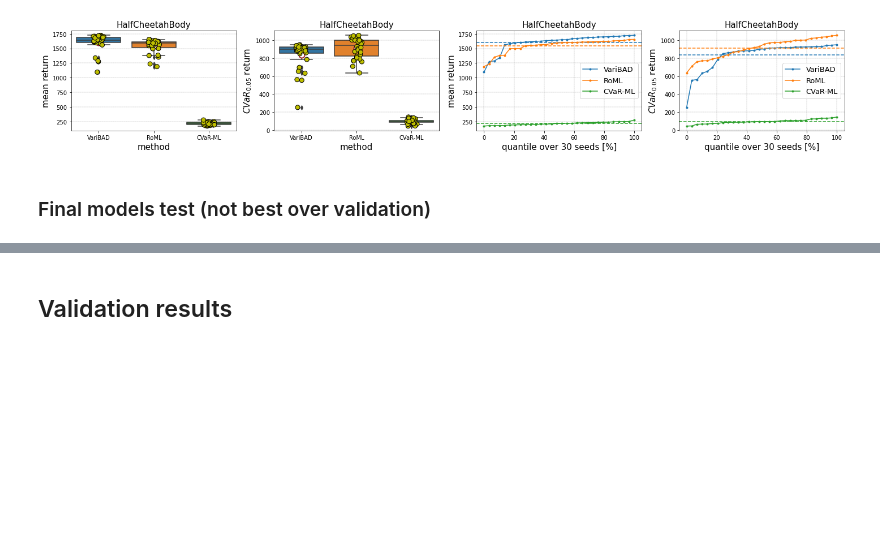
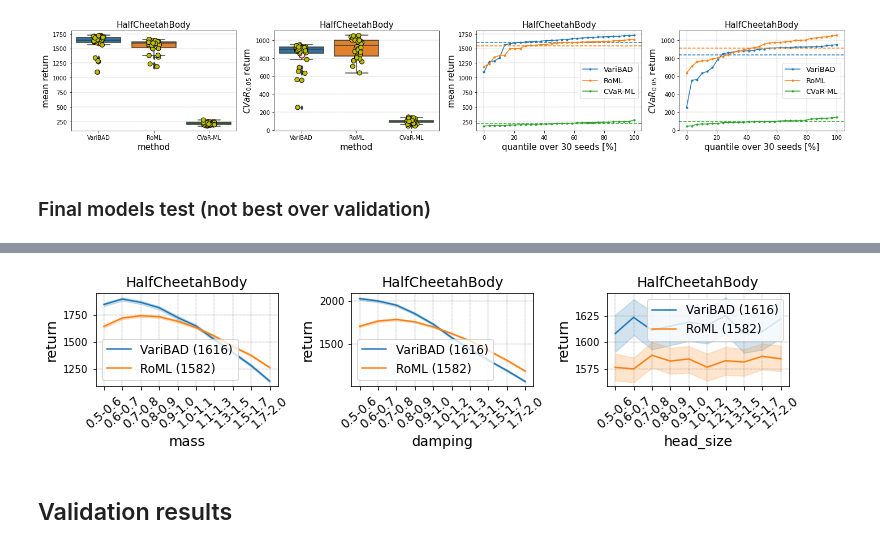
Before and after one commit to ido90/RobustMetaRL, a Jupyter notebook: HalfCheetahBody.ipynb, the cells around one changed output, grey strips where cells are left out. Saved outputs shown, nothing was run; the diff lists cells and outputs as text; code cells hidden in the pictures; blank space fills up the shorter version.

```diff
--- a/HalfCheetahBody.ipynb
+++ b/HalfCheetahBody.ipynb
@@ -125,3 +148,20 @@ Wall time: 1min 36s
+# %%
+# axs = analysis.show_test_vs_tasks(rra[rra.method!='CVaR-ML'], None, TITLE, TASKS, min_x_ndigits=1)
+
+task_dim = analysis.get_task_dim(bba)
+axs = utils.Axes(task_dim, task_dim, (3.6,2.7), fontsize=14)
+a = 0
+for i in range(task_dim):
+    utils.compare_quantiles(bba[bba.method!='CVaR-ML'], f'task{i:d}', 'ret', 'method',
+                            xbins=11, lab_rotation=40, axs=axs, a0=a, ci=95)
+    axs.labs(a, TASKS[i], 'return', TITLE)
+    axs[a].legend(fontsize=12)
+    a += 1
+
+plt.tight_layout()
+plt.savefig(f'outputs/{ENV_SHORT}_tasks.png', bbox_inches='tight', dpi=300)
+# %% [output]
+[figure, added]
 # %% [markdown]
 ## Validation results
 # %%
```
Also changed, not shown: parts of 4 cells of this notebook, 5 other files.
